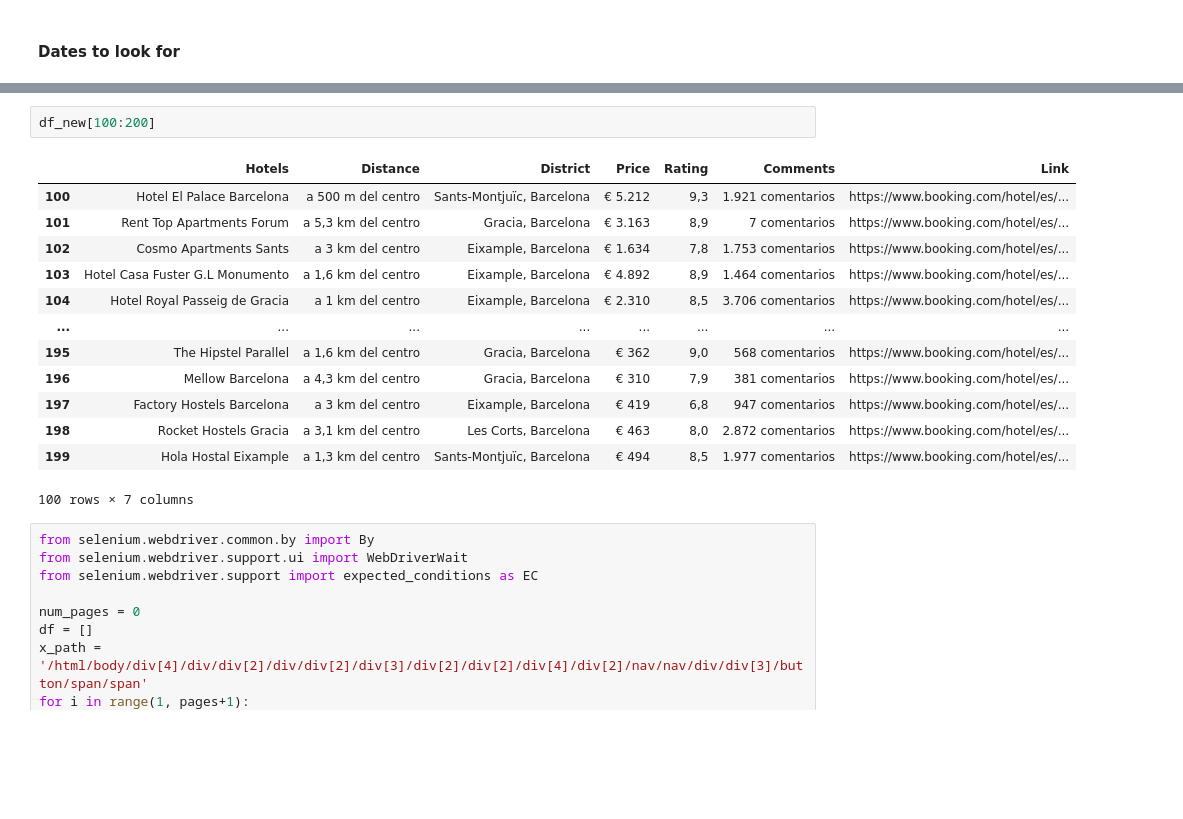
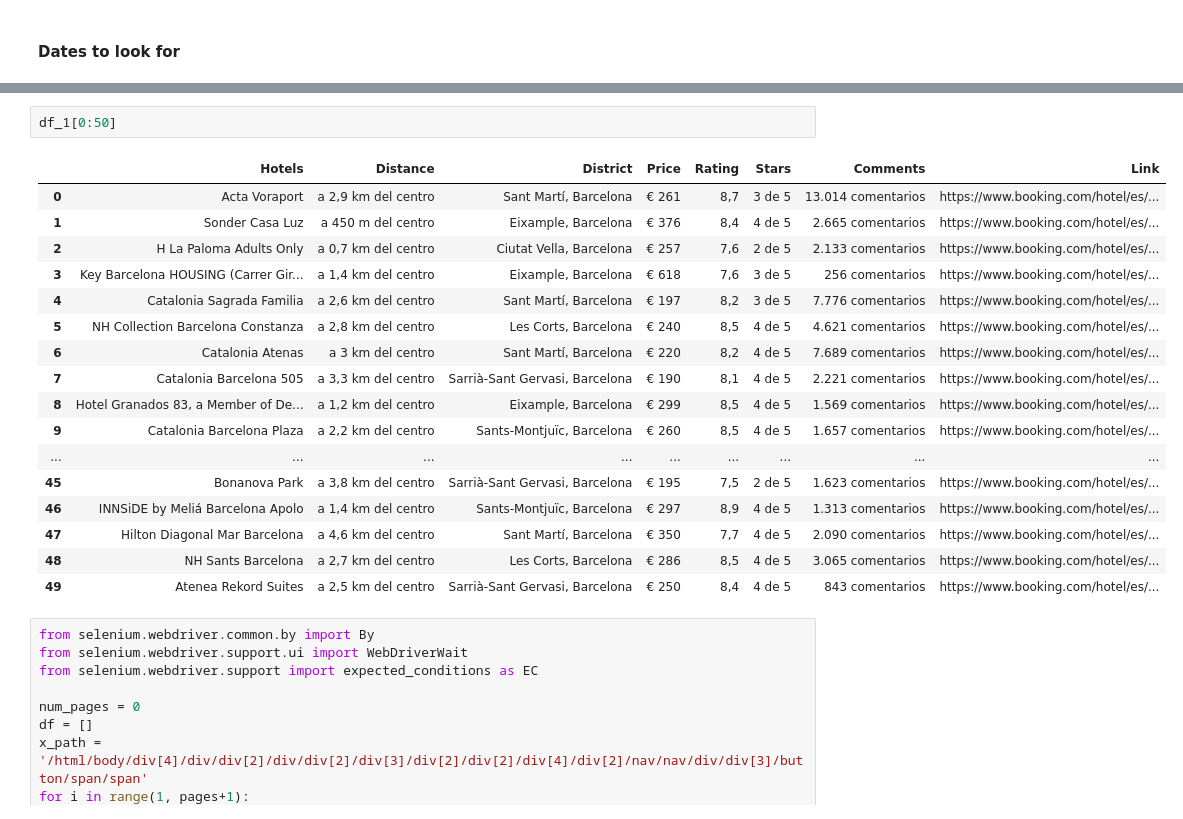
Before and after one commit to mgallon235/Bookings, a Jupyter notebook: mikel_folder/Tests.ipynb, the cells around one changed output, grey strips where cells are left out. Cells and saved outputs as stored; diff of their text form; blank space fills up the shorter version.

```diff
--- a/mikel_folder/Tests.ipynb
+++ b/mikel_folder/Tests.ipynb
@@ -325,19 +409,23 @@ df_1.shape
 # %%
-df_new[100:200]
+df_1[0:50]
 # %% [output]
-|  | Hotels | Distance | District | Price | Rating | Comments | Link |
-| 100 | Hotel El Palace Barcelona | a 500 m del centro | Sants-Montjuïc, Barcelona | € 5.212 | 9,3 | 1.921 comentarios | https://www.booking.com/hotel/es/... |
-| 101 | Rent Top Apartments Forum | a 5,3 km del centro | Gracia, Barcelona | € 3.163 | 8,9 | 7 comentarios | https://www.booking.com/hotel/es/... |
-| 102 | Cosmo Apartments Sants | a 3 km del centro | Eixample, Barcelona | € 1.634 | 7,8 | 1.753 comentarios | https://www.booking.com/hotel/es/... |
-| 103 | Hotel Casa Fuster G.L Monumento | a 1,6 km del centro | Eixample, Barcelona | € 4.892 | 8,9 | 1.464 comentarios | https://www.booking.com/hotel/es/... |
-| 104 | Hotel Royal Passeig de Gracia | a 1 km del centro | Eixample, Barcelona | € 2.310 | 8,5 | 3.706 comentarios | https://www.booking.com/hotel/es/... |
-| ... | ... | ... | ... | ... | ... | ... | ... |
-| 195 | The Hipstel Parallel | a 1,6 km del centro | Gracia, Barcelona | € 362 | 9,0 | 568 comentarios | https://www.booking.com/hotel/es/... |
-| 196 | Mellow Barcelona | a 4,3 km del centro | Gracia, Barcelona | € 310 | 7,9 | 381 comentarios | https://www.booking.com/hotel/es/... |
-| 197 | Factory Hostels Barcelona | a 3 km del centro | Eixample, Barcelona | € 419 | 6,8 | 947 comentarios | https://www.booking.com/hotel/es/... |
-| 198 | Rocket Hostels Gracia | a 3,1 km del centro | Les Corts, Barcelona | € 463 | 8,0 | 2.872 comentarios | https://www.booking.com/hotel/es/... |
-| 199 | Hola Hostal Eixample | a 1,3 km del centro | Sants-Montjuïc, Barcelona | € 494 | 8,5 | 1.977 comentarios | https://www.booking.com/hotel/es/... |
+|  | Hotels | Distance | District | Price | Rating | Stars | Comments | Link |
+| 0 | Acta Voraport | a 2,9 km del centro | Sant Martí, Barcelona | € 261 | 8,7 | 3 de 5 | 13.014 comentarios | https://www.booking.com/hotel/es/... |
+| 1 | Sonder Casa Luz | a 450 m del centro | Eixample, Barcelona | € 376 | 8,4 | 4 de 5 | 2.665 comentarios | https://www.booking.com/hotel/es/... |
+| 2 | H La Paloma Adults Only | a 0,7 km del centro | Ciutat Vella, Barcelona | € 257 | 7,6 | 2 de 5 | 2.133 comentarios | https://www.booking.com/hotel/es/... |
+| 3 | Key Barcelona HOUSING (Carrer Gir... | a 1,4 km del centro | Eixample, Barcelona | € 618 | 7,6 | 3 de 5 | 256 comentarios | https://www.booking.com/hotel/es/... |
+| 4 | Catalonia Sagrada Familia | a 2,6 km del centro | Sant Martí, Barcelona | € 197 | 8,2 | 3 de 5 | 7.776 comentarios | https://www.booking.com/hotel/es/... |
+| 5 | NH Collection Barcelona Constanza | a 2,8 km del centro | Les Corts, Barcelona | € 240 | 8,5 | 4 de 5 | 4.621 comentarios | https://www.booking.com/hotel/es/... |
+| 6 | Catalonia Atenas | a 3 km del centro | Sant Martí, Barcelona | € 220 | 8,2 | 4 de 5 | 7.689 comentarios | https://www.booking.com/hotel/es/... |
+| 7 | Catalonia Barcelona 505 | a 3,3 km del centro | Sarrià-Sant Gervasi, Barcelona | € 190 | 8,1 | 4 de 5 | 2.221 comentarios | https://www.booking.com/hotel/es/... |
+| 8 | Hotel Granados 83, a Member of De... | a 1,2 km del centro | Eixample, Barcelona | € 299 | 8,5 | 4 de 5 | 1.569 comentarios | https://www.booking.com/hotel/es/... |
+| 9 | Catalonia Barcelona Plaza | a 2,2 km del centro | Sants-Montjuïc, Barcelona | € 260 | 8,5 | 4 de 5 | 1.657 comentarios | https://www.booking.com/hotel/es/... |
+| ... | ... | ... | ... | ... | ... | ... | ... | ... |
+| 45 | Bonanova Park | a 3,8 km del centro | Sarrià-Sant Gervasi, Barcelona | € 195 | 7,5 | 2 de 5 | 1.623 comentarios | https://www.booking.com/hotel/es/... |
+| 46 | INNSiDE by Meliá Barcelona Apolo | a 1,4 km del centro | Sants-Montjuïc, Barcelona | € 297 | 8,9 | 4 de 5 | 1.313 comentarios | https://www.booking.com/hotel/es/... |
+| 47 | Hilton Diagonal Mar Barcelona | a 4,6 km del centro | Sant Martí, Barcelona | € 350 | 7,7 | 4 de 5 | 2.090 comentarios | https://www.booking.com/hotel/es/... |
+| 48 | NH Sants Barcelona | a 2,7 km del centro | Les Corts, Barcelona | € 286 | 8,5 | 4 de 5 | 3.065 comentarios | https://www.booking.com/hotel/es/... |
+| 49 | Atenea Rekord Suites | a 2,5 km del centro | Sarrià-Sant Gervasi, Barcelona | € 250 | 8,4 | 4 de 5 | 843 comentarios | https://www.booking.com/hotel/es/... |
-100 rows × 7 columns
 # %%
 from selenium.webdriver.common.by import By
 from selenium.webdriver.support.ui import WebDriverWait
```
Also changed, not shown: parts of 8 cells of this notebook, 4 other files.
